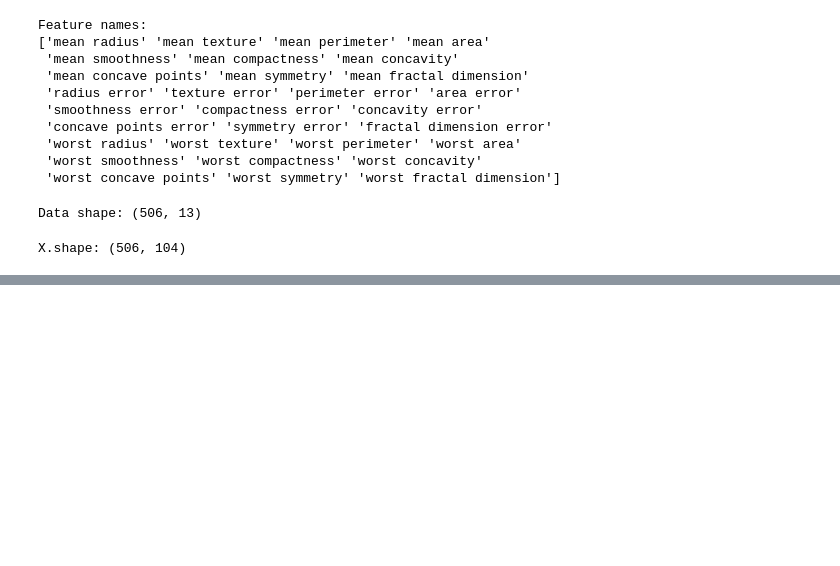
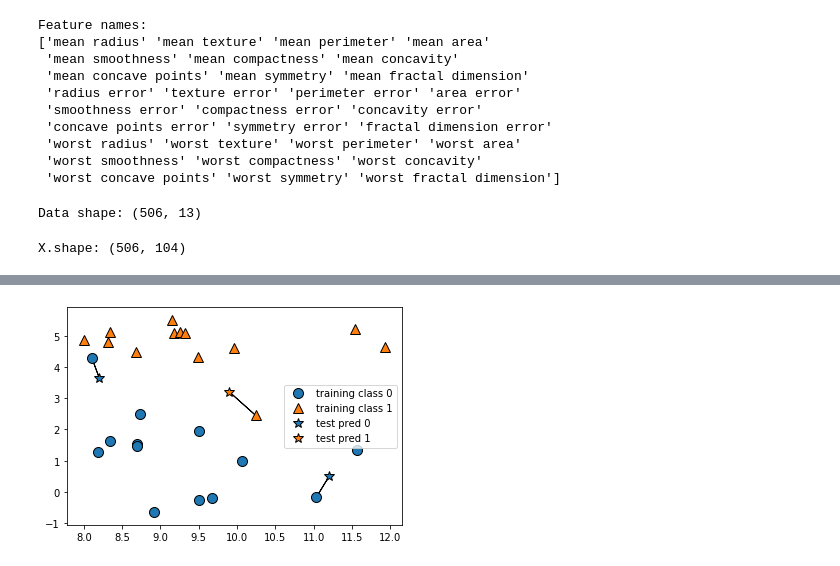
Before and after one commit to omarmorales/supervised_learning, a Jupyter notebook: Supervised_Learning.ipynb, the cells around one changed output, grey strips where cells are left out. Drawn from its saved outputs; the diff is of its cells as text; code cells hidden in the pictures; blank space fills up the shorter version.

```diff
--- a/Supervised_Learning.ipynb
+++ b/Supervised_Learning.ipynb
@@ -125,0 +134,4 @@ X.shape: (506, 104)
+# %%
+mglearn.plots.plot_knn_classification(n_neighbors=1)
+# %% [output]
+[figure, added]
```
Also changed, not shown: parts of 14 cells of this notebook.
